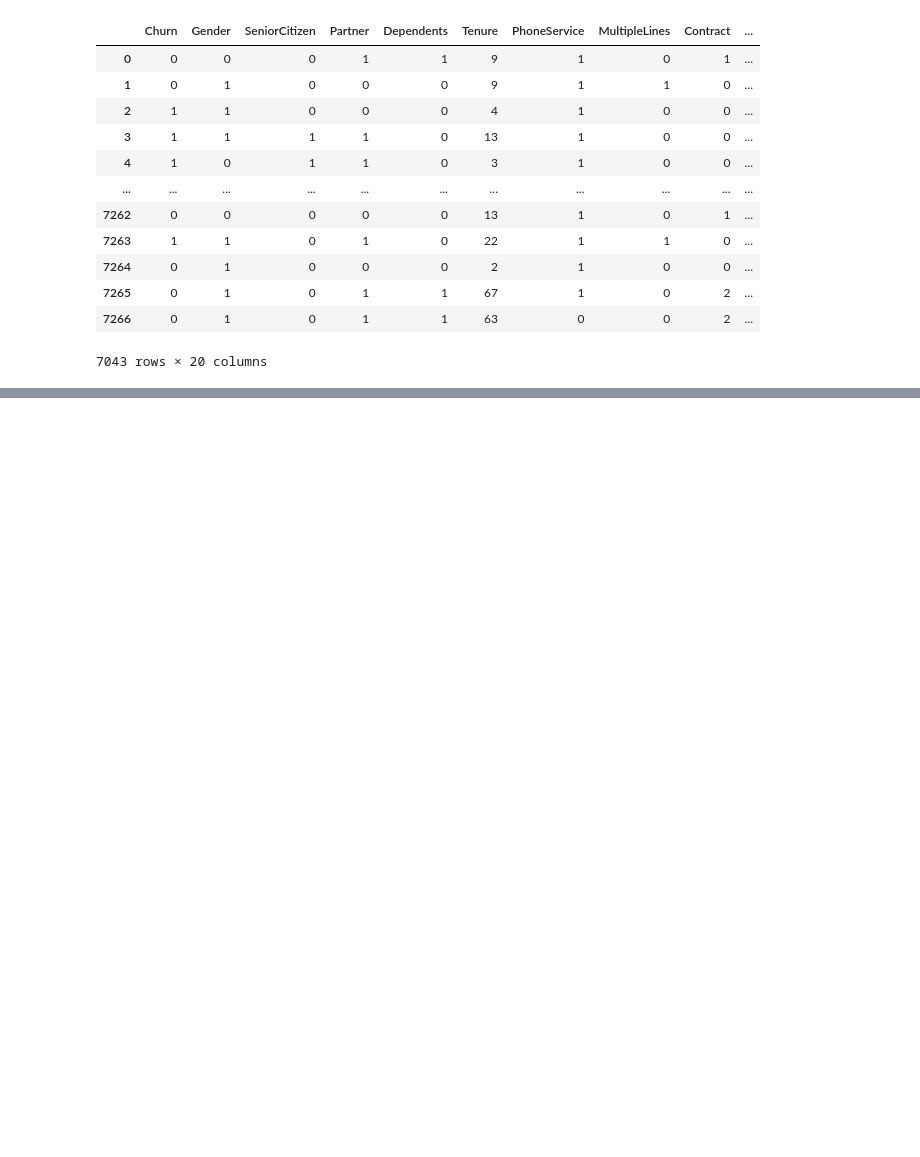
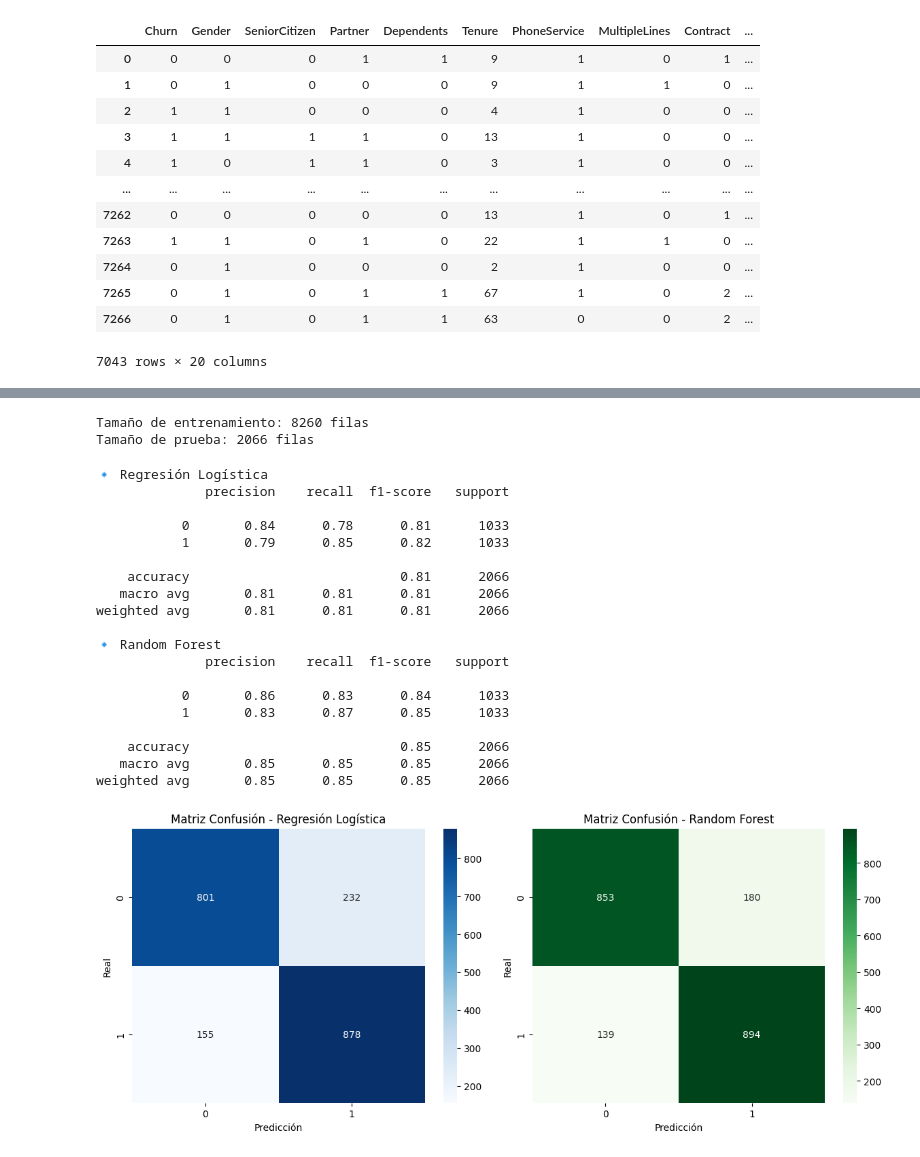
Before and after one commit to Yasna79/Challenge3_telecomX_Parte2, a Jupyter notebook: Predicción_de_Cancelación_(Churn).ipynb, the cells around one changed output, grey strips where cells are left out. Saved outputs shown, nothing was run; the diff lists cells and outputs as text; code cells hidden in the pictures; blank space fills up the shorter version.

```diff
--- a/Predicción_de_Cancelación_(Churn).ipynb
+++ b/Predicción_de_Cancelación_(Churn).ipynb
@@ -92,0 +279,79 @@ datos
+# %%
+# Convertir a DataFrame con nombres de columnas originales (excepto 'Churn')
+X_res_df = pd.DataFrame(X_res, columns=datos.drop('Churn', axis=1).columns)
+# %%
+from sklearn.model_selection import train_test_split
+
+# División 80% entrenamiento / 20% prueba
+X_train, X_test, y_train, y_test = train_test_split(
+    X_res_df, y_res,
+    test_size=0.2,
+    random_state=42,
+    stratify=y_res  # mantiene proporción de clases
+)
+
+# Verificamos tamaños
+print(f"Tamaño de entrenamiento: {X_train.shape[0]} filas")
+print(f"Tamaño de prueba: {X_test.shape[0]} filas")
+# %% [output]
+Tamaño de entrenamiento: 8260 filas
+Tamaño de prueba: 2066 filas
+# %%
+# 1. Regresión Logística (con normalización)
+pipe_lr = Pipeline([
+    ('scaler', StandardScaler()),  # Normaliza los datos
+    ('logreg', LogisticRegression(random_state=42, max_iter=1000))
+])
+
+pipe_lr.fit(X_train, y_train)
+y_pred_lr = pipe_lr.predict(X_test)
+
+print("🔹 Regresión Logística")
+print(classification_report(y_test, y_pred_lr))
+
+# 2. Random Forest (sin normalización)
+
+rf = RandomForestClassifier(random_state=42)
+rf.fit(X_train, y_train)
+y_pred_rf = rf.predict(X_test)
+
+print("🔹 Random Forest")
+print(classification_report(y_test, y_pred_rf))
+
+# Matriz de Confusión Comparativa
+
+fig, axes = plt.subplots(1, 2, figsize=(12, 5))
+
+sns.heatmap(confusion_matrix(y_test, y_pred_lr), annot=True, fmt='d', cmap='Blues', ax=axes[0])
+axes[0].set_title("Matriz Confusión - Regresión Logística")
+axes[0].set_xlabel("Predicción")
+axes[0].set_ylabel("Real")
+
+sns.heatmap(confusion_matrix(y_test, y_pred_rf), annot=True, fmt='d', cmap='Greens', ax=axes[1])
+axes[1].set_title("Matriz Confusión - Random Forest")
+axes[1].set_xlabel("Predicción")
+axes[1].set_ylabel("Real")
+
+plt.tight_layout()
+plt.show()
+# %% [output]
+🔹 Regresión Logística
+              precision    recall  f1-score   support
+
+           0       0.84      0.78      0.81      1033
+           1       0.79      0.85      0.82      1033
+
+    accuracy                           0.81      2066
+   macro avg       0.81      0.81      0.81      2066
+weighted avg       0.81      0.81      0.81      2066
+
+🔹 Random Forest
+              precision    recall  f1-score   support
+
+           0       0.86      0.83      0.84      1033
+           1       0.83      0.87      0.85      1033
+
+    accuracy                           0.85      2066
+   macro avg       0.85      0.85      0.85      2066
+weighted avg       0.85      0.85      0.85      2066
+[figure, added]
```
Also changed, not shown: parts of 32 cells of this notebook.
